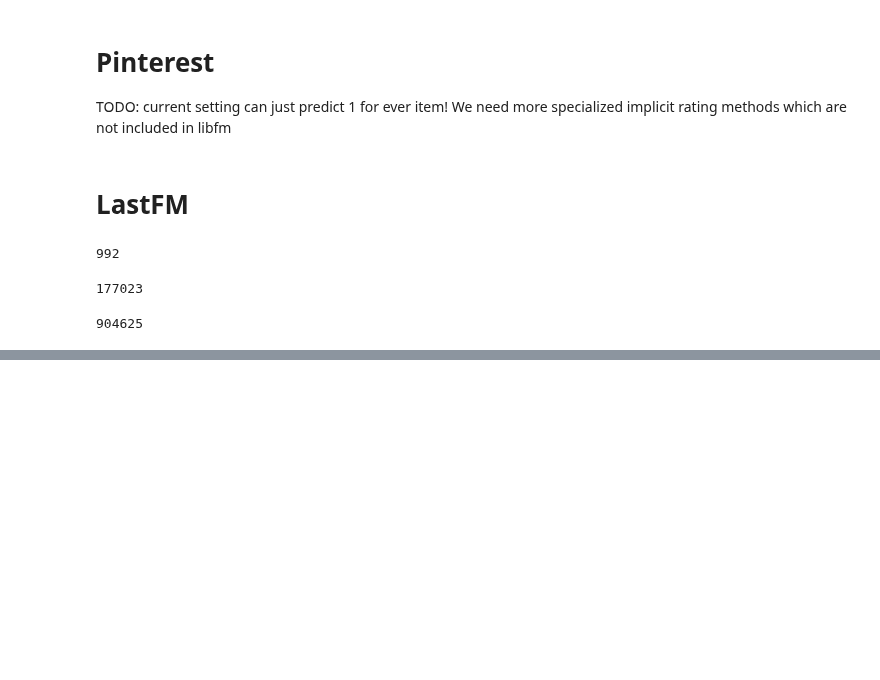
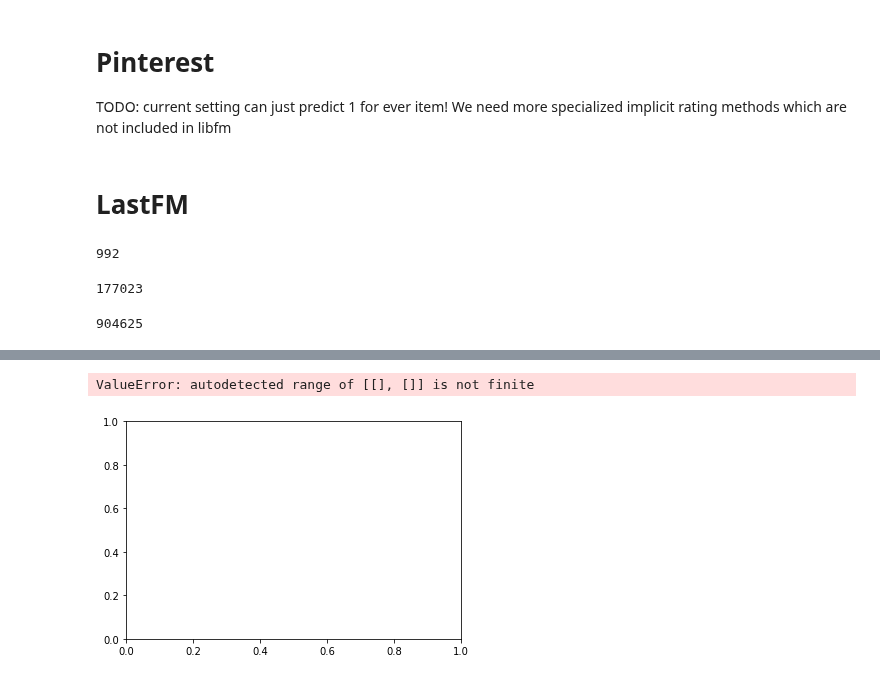
Before and after one commit to berkeley-reclab/RecLab, a Jupyter notebook: experiments/Loading-Datasets-Tuning-Models.ipynb, the cells around one changed output, grey strips where cells are left out. Drawn from its saved outputs; the diff is of its cells as text; code cells hidden in the pictures; blank space fills up the shorter version.

```diff
--- a/experiments/Loading-Datasets-Tuning-Models.ipynb
+++ b/experiments/Loading-Datasets-Tuning-Models.ipynb
@@ -142,0 +158,7 @@ len(ratings)
+# %%
+import matplotlib.pyplot as plt
+plt.figure()
+plt.hist(ratings.values())
+# %% [output]
+ValueError: autodetected range of [[], []] is not finite
+[figure, added]
```
Also changed, not shown: parts of 3 cells of this notebook, 1 other file.
